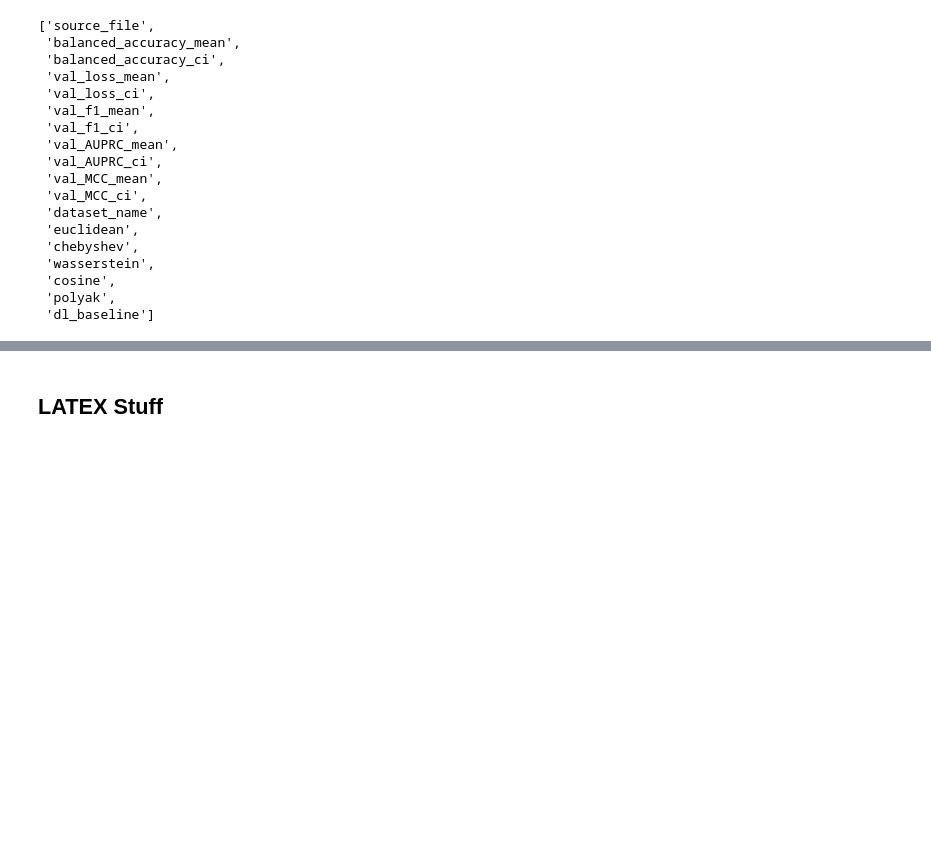
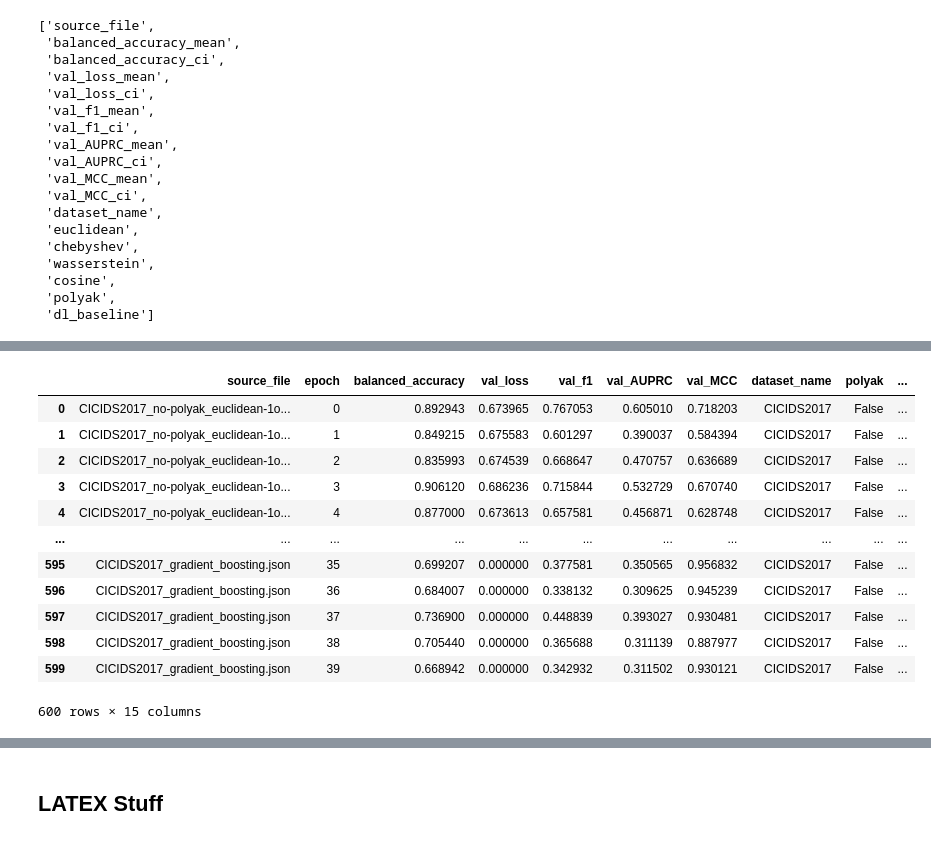
Before and after one commit to fernando-ml/MSPL, a Jupyter notebook: scratch_book.ipynb, the cells around one changed output, grey strips where cells are left out. Drawn from its saved outputs; the diff is of its cells as text; code cells hidden in the pictures; blank space fills up the shorter version.

```diff
--- a/scratch_book.ipynb
+++ b/scratch_book.ipynb
@@ -340,0 +445,16 @@ ordered_results = non_baseline_results_table[column_order].copy()
+# %%
+filtered_violin_plot
+# %% [output]
+|  | source_file | epoch | balanced_accuracy | val_loss | val_f1 | val_AUPRC | val_MCC | dataset_name | polyak | ... |
+| 0 | CICIDS2017_no-polyak_euclidean-1o... | 0 | 0.892943 | 0.673965 | 0.767053 | 0.605010 | 0.718203 | CICIDS2017 | False | ... |
+| 1 | CICIDS2017_no-polyak_euclidean-1o... | 1 | 0.849215 | 0.675583 | 0.601297 | 0.390037 | 0.584394 | CICIDS2017 | False | ... |
+| 2 | CICIDS2017_no-polyak_euclidean-1o... | 2 | 0.835993 | 0.674539 | 0.668647 | 0.470757 | 0.636689 | CICIDS2017 | False | ... |
+| 3 | CICIDS2017_no-polyak_euclidean-1o... | 3 | 0.906120 | 0.686236 | 0.715844 | 0.532729 | 0.670740 | CICIDS2017 | False | ... |
+| 4 | CICIDS2017_no-polyak_euclidean-1o... | 4 | 0.877000 | 0.673613 | 0.657581 | 0.456871 | 0.628748 | CICIDS2017 | False | ... |
+| ... | ... | ... | ... | ... | ... | ... | ... | ... | ... | ... |
+| 595 | CICIDS2017_gradient_boosting.json | 35 | 0.699207 | 0.000000 | 0.377581 | 0.350565 | 0.956832 | CICIDS2017 | False | ... |
+| 596 | CICIDS2017_gradient_boosting.json | 36 | 0.684007 | 0.000000 | 0.338132 | 0.309625 | 0.945239 | CICIDS2017 | False | ... |
+| 597 | CICIDS2017_gradient_boosting.json | 37 | 0.736900 | 0.000000 | 0.448839 | 0.393027 | 0.930481 | CICIDS2017 | False | ... |
+| 598 | CICIDS2017_gradient_boosting.json | 38 | 0.705440 | 0.000000 | 0.365688 | 0.311139 | 0.887977 | CICIDS2017 | False | ... |
+| 599 | CICIDS2017_gradient_boosting.json | 39 | 0.668942 | 0.000000 | 0.342932 | 0.311502 | 0.930121 | CICIDS2017 | False | ... |
+600 rows × 15 columns
```
Also changed, not shown: parts of 11 cells of this notebook.
